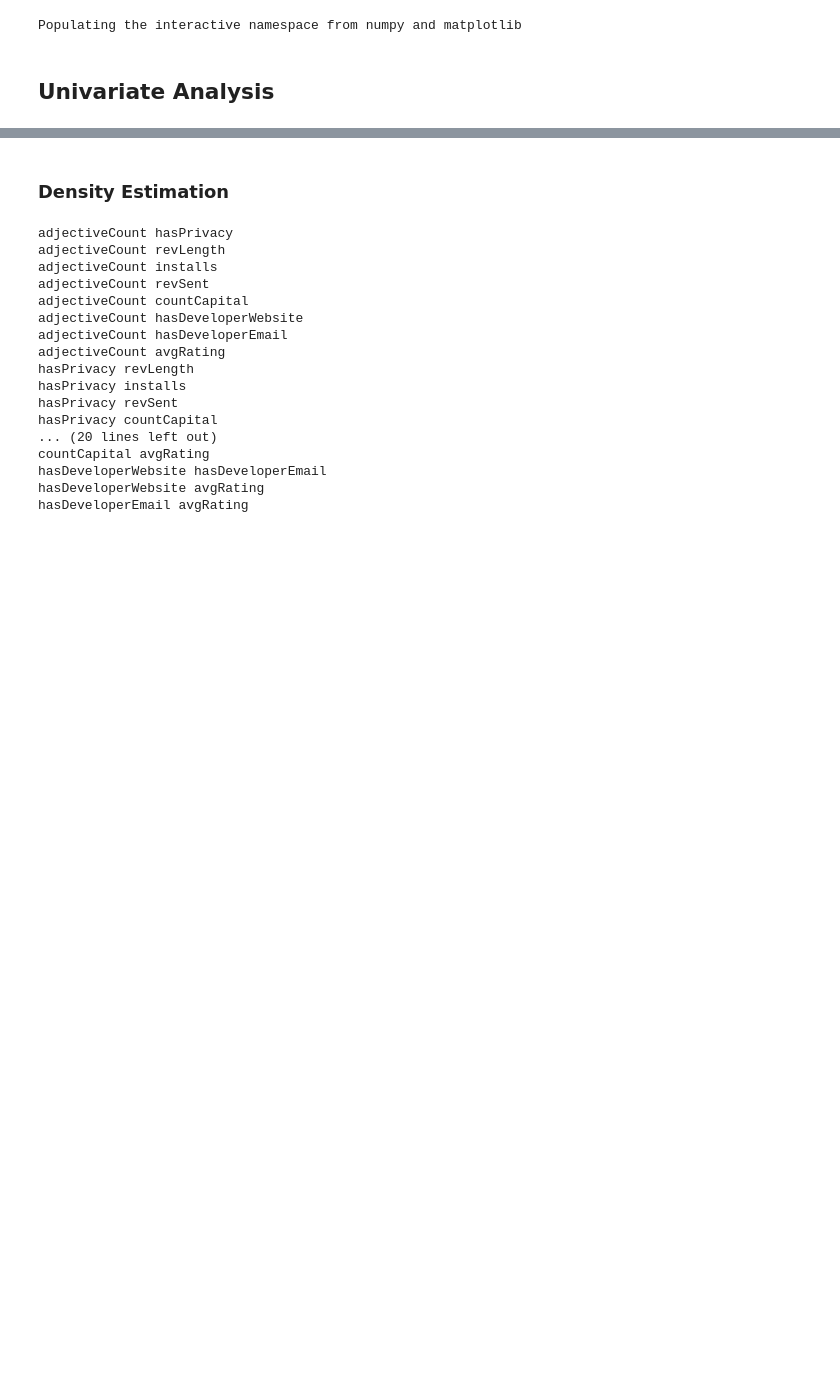
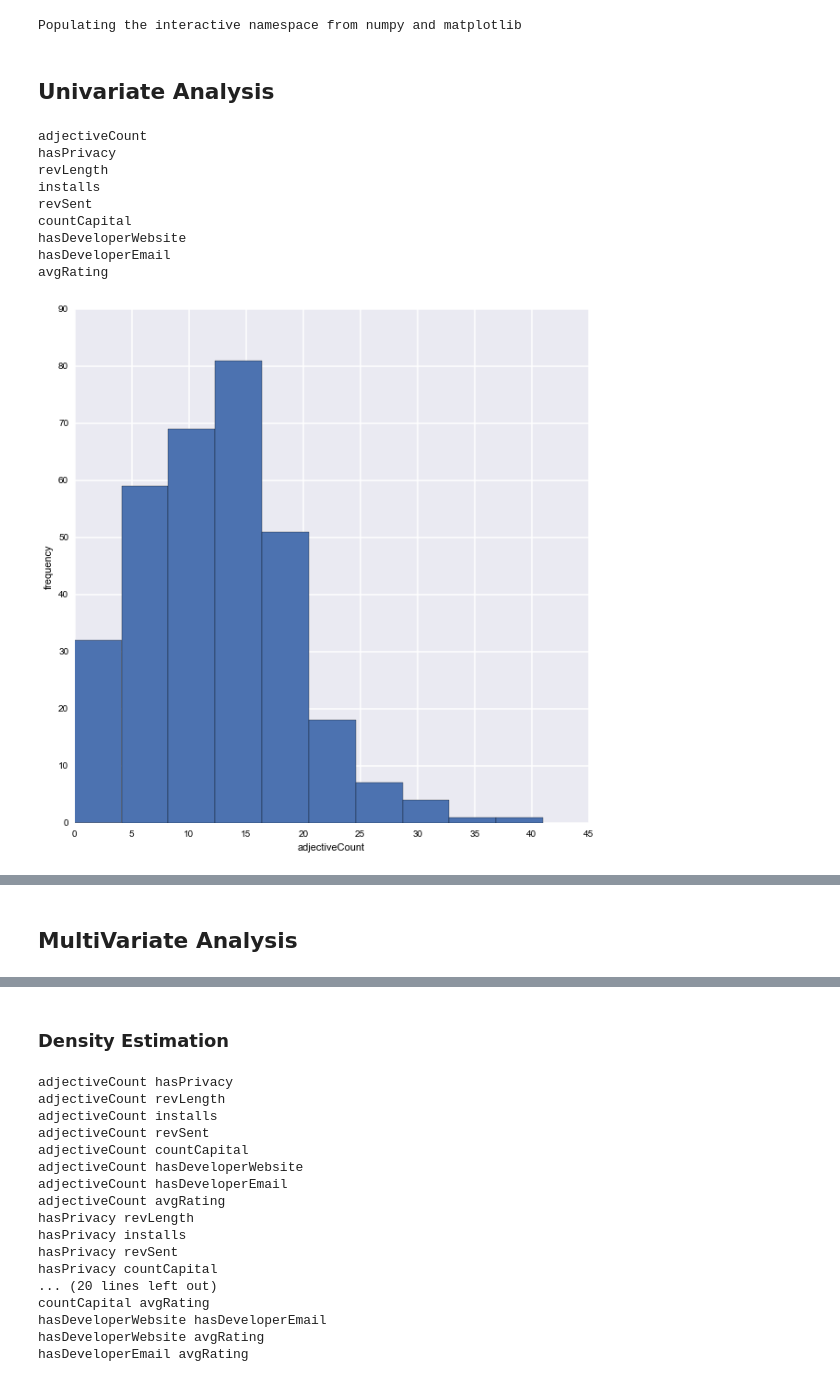
Before and after one commit to seekshreyas/obidroid, a Jupyter notebook: ObidroidUnivariateExploration.ipynb, the cells around one changed output, grey strips where cells are left out. Cells and saved outputs as stored; diff of their text form; code cells hidden in the pictures; blank space fills up the shorter version.

```diff
--- a/ObidroidUnivariateExploration.ipynb
+++ b/ObidroidUnivariateExploration.ipynb
@@ -125,0 +127,24 @@ Univariate Plots:
+# %%
+"""
+Univariate Plots:
+- Histogram
+"""
+
+
+for col in featDf.columns:
+    print col
+
+    f = plt.figure(figsize=(10, 10))
+    plt.hist(featDf[col])
+    sns.axlabel(col, "frequency")
+# %% [output]
+adjectiveCount
+hasPrivacy
+revLength
+installs
+revSent
+countCapital
+hasDeveloperWebsite
+hasDeveloperEmail
+avgRating
+[figure, added]
@@ -125,0 +159,2 @@ Univariate Plots:
+# %% [markdown]
+## MultiVariate Analysis
```
Also changed, not shown: parts of 8 cells of this notebook.
